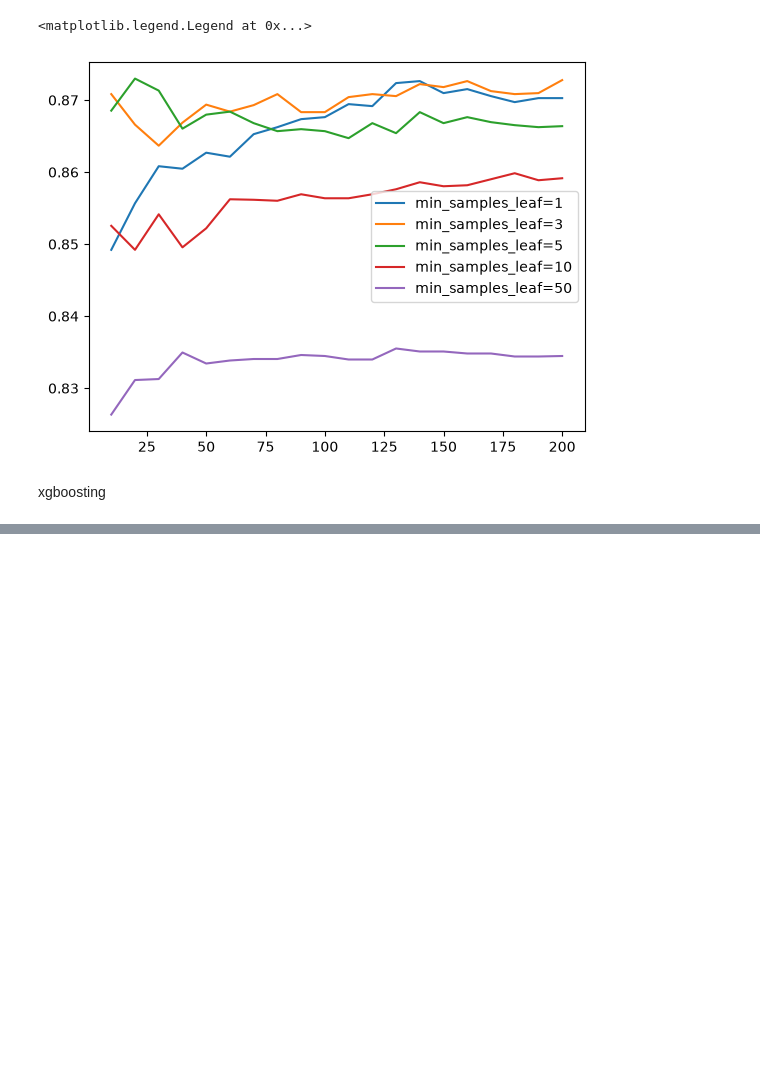
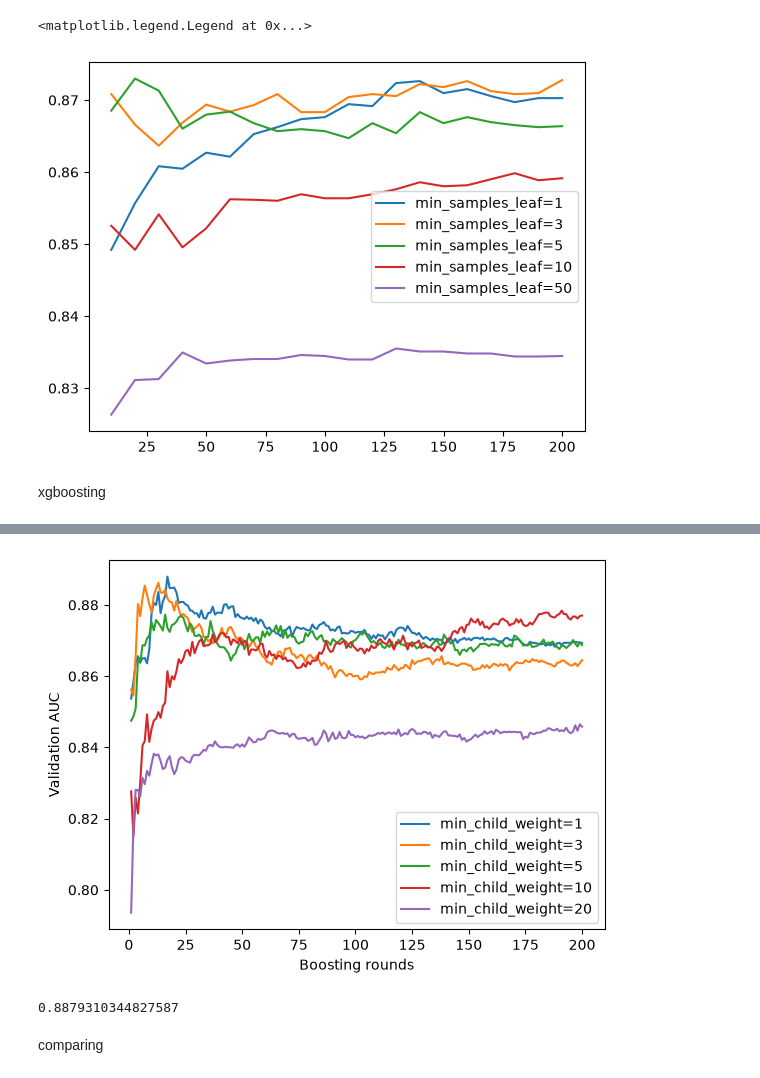
Before and after one commit to Gagun45/titanic-prediction, a Jupyter notebook: notebook.ipynb, the cells around one changed output, grey strips where cells are left out. Drawn from its saved outputs; the diff is of its cells as text; code cells hidden in the pictures; blank space fills up the shorter version.

```diff
--- a/notebook.ipynb
+++ b/notebook.ipynb
@@ -367,0 +343,54 @@ scores = {}
+# %%
+max_depth = 8
+# %%
+# Train XGBoost models for each min_child_weight and store AUC results
+child_weight_scores = {} # dictionary to store results for each min_child_weight
+child_weights = [1, 3, 5, 10, 20]
+
+for weight in child_weights:
+    evals_result = {}
+
+    xgb_params = {
+        'eta': eta,
+        'max_depth': max_depth,
+        'min_child_weight': weight,
+
+        'objective': 'binary:logistic',
+        'eval_metric': 'auc',
+
+        'nthread': 8,
+        'seed': 1,
+        'verbosity': 1
+    }
+
+    model = xgb.train(
+        xgb_params,
+        dtrain,
+        evals=watchlist,
+        verbose_eval=0,
+        num_boost_round=200,
+        evals_result=evals_result
+    )
+
+    columns = ['iter', 'train_auc', 'val_auc']
+    train_aucs = list(evals_result['train'].values())[0]
+    val_aucs = list(evals_result['val'].values())[0]
+
+    df_results = pd.DataFrame(
+        list(zip(range(1, len(train_aucs) + 1), train_aucs, val_aucs)),
+        columns=columns
+    )
+
+    key = f'min_child_weight={weight}'
+    child_weight_scores[key] = df_results
+
+plt.figure()
+for key, df_score in child_weight_scores.items():
+    plt.plot(df_score['iter'], df_score.val_auc, label=key)
+
+plt.xlabel('Boosting rounds')
+plt.ylabel('Validation AUC')
+plt.legend()
+plt.show()
+# %% [output]
+[figure, added]
@@ -367,0 +400,23 @@ scores = {}
+# %%
+xgb_params = {
+    'eta': eta,
+    'max_depth': max_depth,
+    'min_child_weight': min_child_weight,
+
+    'objective': 'binary:logistic',
+    'eval_metric': 'auc',
+
+    'nthread': 8,
+    'seed': 1,
+    'verbosity': 1
+}
+
+model = xgb.train(
+    xgb_params,
+    dtrain,
+    num_boost_round=num_boost_round,
+)
+y_pred = model.predict(dval)
+roc_auc_score(y_val, y_pred)
+# %% [output]
+0.8879310344827587
@@ -367,0 +429,2 @@ scores = {}
+# %% [markdown]
+comparing
```
Also changed, not shown: parts of 29 cells of this notebook.
